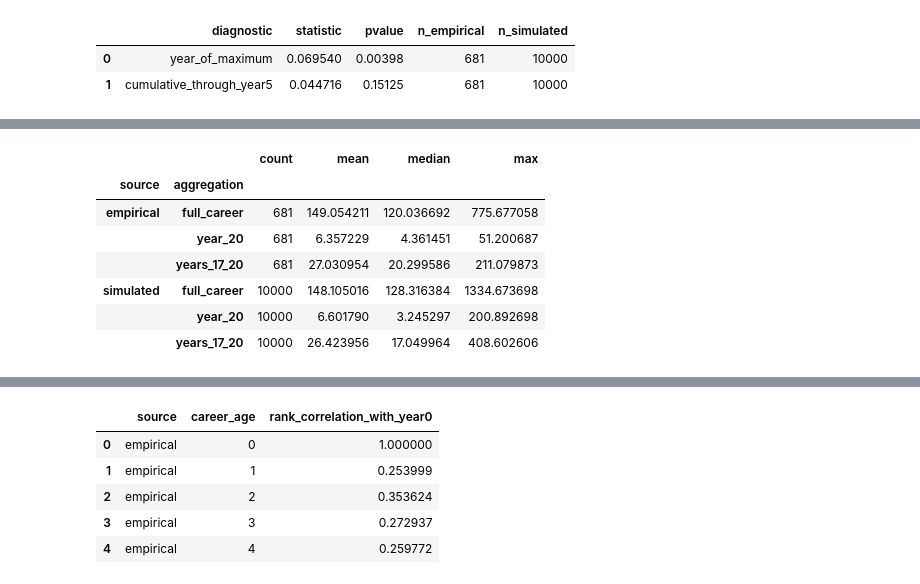
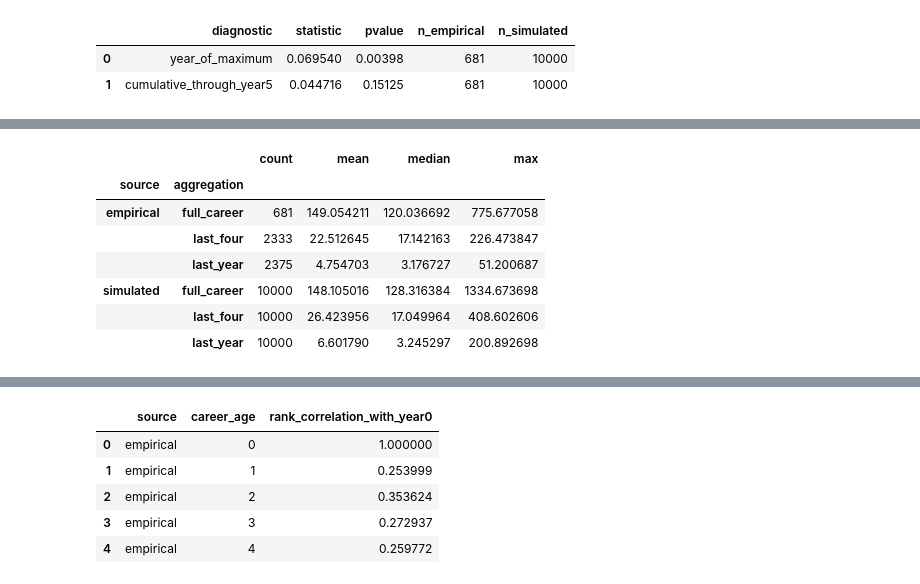
Before and after one commit to crabwife/fixed_intercept_ar1_grw, a Jupyter notebook: dx/src/diagnose_adj_prod.ipynb, the cells around one changed output, grey strips where cells are left out. Saved outputs shown, nothing was run; the diff lists cells and outputs as text; code cells hidden in the pictures.

```diff
--- a/dx/src/diagnose_adj_prod.ipynb
+++ b/dx/src/diagnose_adj_prod.ipynb
@@ -383,36 +383,88 @@ display(stage_raw_increment_laplace)
 | 4 | empirical | years_8_20 | 19112 | -0.091652 | 3.414527 | 0.103124 | 2.058493e-177 | -0.244873 | 4.958868 | -14.006611 | -0.091652 | ... |
 | 5 | simulated | years_8_20 | 130000 | -0.015854 | 5.724676 | 0.080077 | 0.000000e+00 | -0.136804 | 12.280169 | -35.839518 | -0.015854 | ... |
 # %%
+# Cell 8: aggregate productivity distributions
+
+emp_last_year = (
+    productivity_long
+    .sort_values(["dblp_id", "CareerAge"])
+    .groupby("dblp_id", as_index=False)
+    .agg(
+        value=("pubs_adj", "last"),
+        end_career_age=("CareerAge", "last"),
+    )
+)
+
+emp_last_four = (
+    productivity_long
+    .sort_values(["dblp_id", "CareerAge"])
+    .assign(
+        rolling_four=lambda d:
+            d.groupby("dblp_id")["pubs_adj"]
+             .rolling(4, min_periods=4)
+             .sum()
+             .reset_index(level=0, drop=True)
+    )
+    .dropna(subset=["rolling_four"])
+    .groupby("dblp_id", as_index=False)
+    .agg(
+        value=("rolling_four", "last"),
+        end_career_age=("CareerAge", "last"),
+    )
+)
 
 aggregate_arrays = {
-    ("empirical", "year_20"): emp_trajectories[20],
-    ("simulated", "year_20"): sim_trajectories[20],
-    ("empirical", "years_17_20"): emp_trajectories[17:21].sum(axis=0),
-    ("simulated", "years_17_20"): sim_trajectories[17:21].sum(axis=0),
+    ("empirical", "last_year"): emp_last_year["value"].to_numpy(),
+    ("simulated", "last_year"): sim_trajectories[-1],
+    ("empirical", "last_four"): emp_last_four["value"].to_numpy(),
+    ("simulated", "last_four"): sim_trajectories[-4:].sum(axis=0),
     ("empirical", "full_career"): emp_trajectories.sum(axis=0),
-    ("simulated", "full_career"): sim_trajectories.sum(axis=0)}
+    ("simulated", "full_career"): sim_trajectories.sum(axis=0),
+}
 
 aggregate_frames = []
 
 for (source, aggregation), values in aggregate_arrays.items():
-    aggregate_frames.append(pd.DataFrame({
+    frame = pd.DataFrame({
         "source": source,
         "aggregation": aggregation,
         "sample_index": np.arange(len(values)),
-        "value": np.asarray(values, dtype=float)}))
+        "value": np.asarray(values, dtype=float),
+    })
 
-aggregate_productivity_values = pd.concat(aggregate_frames,ignore_index=True)
+    if source == "empirical" and aggregation == "last_year":
+        frame["end_career_age"] = emp_last_year["end_career_age"].to_numpy()
 
-display(aggregate_productivity_values.groupby(["source", "aggregation"])["value"].agg(["count", "mean", "median", "max"]))
+    elif source == "empirical" and aggregation == "last_four":
+        frame["end_career_age"] = emp_last_four["end_career_age"].to_numpy()
+
+    elif source == "simulated" and aggregation in {"last_year", "last_four"}:
+        frame["end_career_age"] = Y
+
+    else:
+        frame["end_career_age"] = np.nan
+
+    aggregate_frames.append(frame)
+
+aggregate_productivity_values = pd.concat(
+    aggregate_frames,
+    ignore_index=True,
+)
+
+display(
+    aggregate_productivity_values.groupby(
+        ["source", "aggregation"]
+    )["value"].agg(["count", "mean", "median", "max"])
+)
 # %% [output]
 |  |  | count | mean | median | max |
 | source | aggregation |  |  |  |  |
 | empirical | full_career | 681 | 149.054211 | 120.036692 | 775.677058 |
-|  | year_20 | 681 | 6.357229 | 4.361451 | 51.200687 |
-|  | years_17_20 | 681 | 27.030954 | 20.299586 | 211.079873 |
+|  | last_four | 2333 | 22.512645 | 17.142163 | 226.473847 |
+|  | last_year | 2375 | 4.754703 | 3.176727 | 51.200687 |
 | simulated | full_career | 10000 | 148.105016 | 128.316384 | 1334.673698 |
-|  | year_20 | 10000 | 6.601790 | 3.245297 | 200.892698 |
-|  | years_17_20 | 10000 | 26.423956 | 17.049964 | 408.602606 |
+|  | last_four | 10000 | 26.423956 | 17.049964 | 408.602606 |
+|  | last_year | 10000 | 6.601790 | 3.245297 | 200.892698 |
 # %%
 lognormal_fit_rows = []
 qq_frames = []
```
Also changed, not shown: parts of 1 cell of this notebook, 17 other files.
